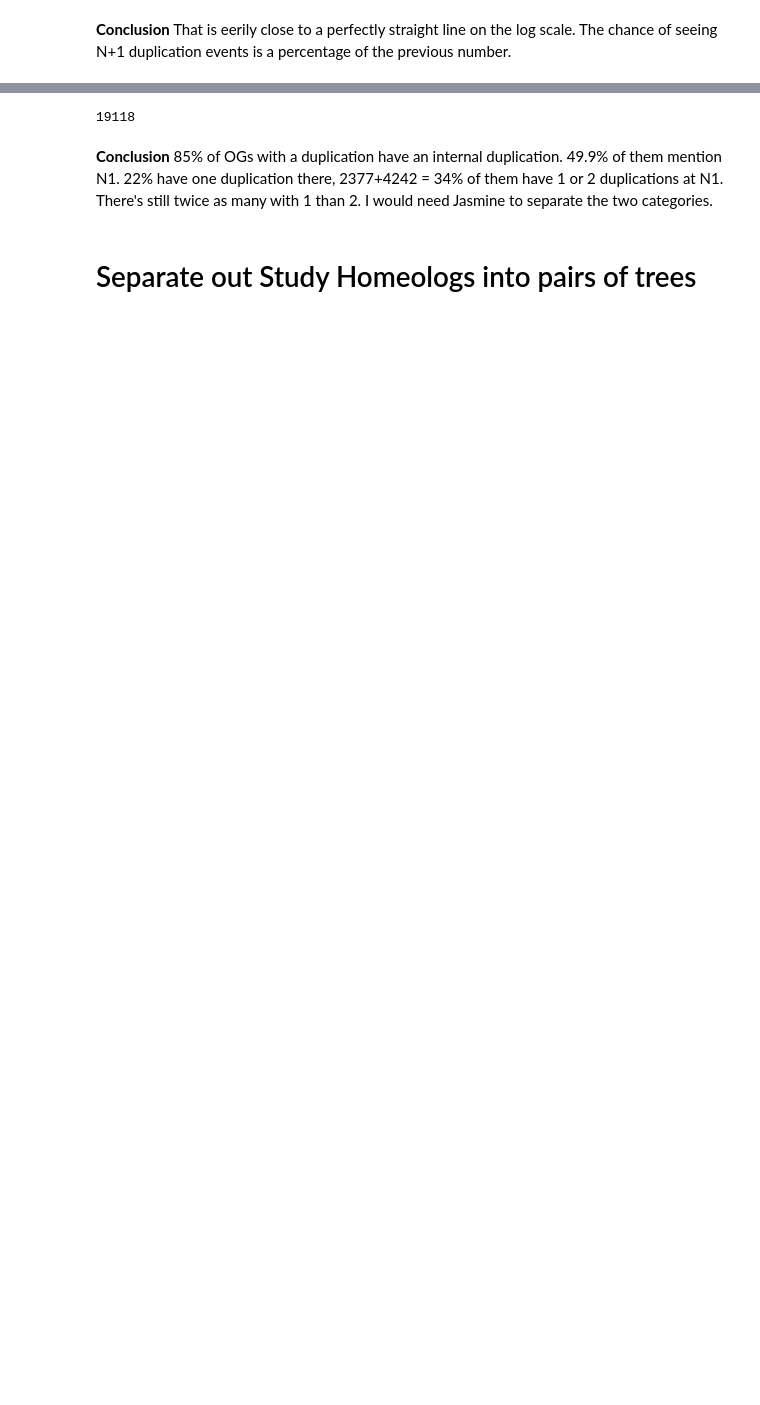
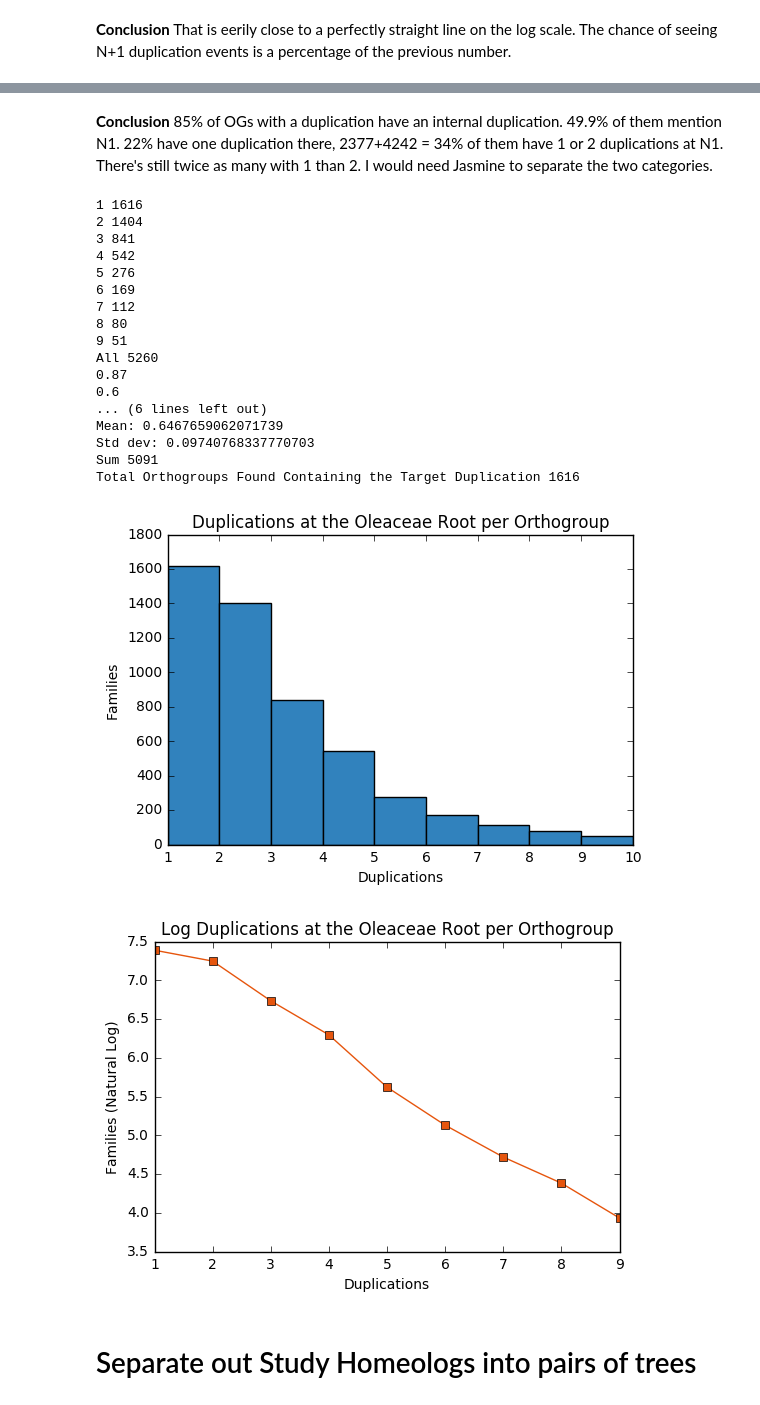
Before and after one commit to josiahseaman/DNA_Duplications, a Jupyter notebook: Homeologs_Analysis.ipynb, the cells around one changed output, grey strips where cells are left out. Drawn from its saved outputs; the diff is of its cells as text; code cells hidden in the pictures; blank space fills up the shorter version.

Commit message:
Checkpoint: homeologs_analysis giving up on Feb05 as an outlier and switching to Feb08

```diff
--- a/Homeologs_Analysis.ipynb
+++ b/Homeologs_Analysis.ipynb
@@ -287,6 +73,7 @@ ax.set_ylabel("Families")
 # %%
-fig, ax = plt.subplots()
-ax.plot([1,2,3,4,5,6,7,8,9], [log(h) for h in heights], 's-', color='#e6550d')
-ax.set_title("Log Duplications at the Oleaceae Root per Orthogroup")
-ax.set_xlabel("Duplications")
-ax.set_ylabel("Families (Natural Log)")
+def plot_log_duplications(N1_heights):
+    fig, ax = plt.subplots()
+    ax.plot([1,2,3,4,5,6,7,8,9], [log(h) for h in N1_heights], 's-', color='#e6550d')
+    ax.set_title("Log Duplications at the Oleaceae Root per Orthogroup")
+    ax.set_xlabel("Duplications")
+    ax.set_ylabel("Families (Natural Log)")
@@ -296,10 +80,13 @@ ax.set_ylabel("Families (Natural Log)")
 # %%
-ratios = []
-for i, h in enumerate(heights):
-    if i:
-        print(round(h / heights[i-1] , 2))
-        ratios.append(h / heights[i-1])
-        if not h:
-            break
-import statistics
-statistics.mean(ratios[:5])
+def print_ratios(N1_heights):
+    ratios = []
+    for i, h in enumerate(N1_heights):
+        if i:
+            print(round(h / N1_heights[i-1] , 2))
+            ratios.append(h / N1_heights[i-1])
+            if not h:
+                break
+    import statistics
+    print("Mean:", statistics.mean(ratios[:5]))
+    print("Std dev:", statistics.pstdev(ratios[:8]))
+    print("Sum", sum([h for h in N1_heights]))
@@ -323,0 +93,8 @@ sum([h for h in heights])
+# %%
+def report_graphs_duplications_selection(node_counts, my_orthogroups):
+    N1_heights = heights(node_counts)
+    plot_dup_hist(N1_heights)
+    plot_log_duplications(N1_heights)
+    print_ratios(N1_heights)
+    old_study = [og for og, c in node_counts.items() if c == 1]
+    print("Total Orthogroups Found Containing the Target Duplication", len(old_study))
@@ -337,13 +129,28 @@ len(internal_mentions)
-# %%
-OG_names = set()
-with open("Ash_Proteome\Results_Jun25\Orthologues_Jul04_2\Duplications.csv",'r') as infile:
-    lines = DictReader(infile, delimiter='\t')
-    for line in lines:
-        OG_names.add(line['Orthogroup'])
-len(OG_names)
-# %% [output]
-19118
 # %% [markdown]
 **Conclusion** 85% of OGs with a duplication have an internal duplication.  49.9% of them mention N1.  22% have one duplication there, 2377+4242 = 34% of them have 1 or 2 duplications at N1.  There's still twice as many with 1 than 2.  I would need Jasmine to separate the two categories.
+# %%
+Feb05 = r"Ash_Proteome\Results_Jun25\Orthologues_Jul04_2\New_Analysis_From_Trees_Feb05\Duplications.csv"
+N2_counts, ortho_Feb05 = Nx_counts_from_Duplications(Feb05, 'N2')
+report_graphs_duplications_selection(N2_counts, ortho_Feb05)
+# %% [output]
+1 1616
+2 1404
+3 841
+4 542
+5 276
+6 169
+7 112
+8 80
+9 51
+All 5260
+0.87
+0.6
+... (6 lines left out)
+Mean: 0.6467659062071739
+Std dev: 0.09740768337770703
+Sum 5091
+Total Orthogroups Found Containing the Target Duplication 1616
+[figure, added]
+[figure, added]
 # %% [markdown]
 # Separate out Study Homeologs into pairs of trees
```
Also changed, not shown: parts of 69 cells of this notebook.
